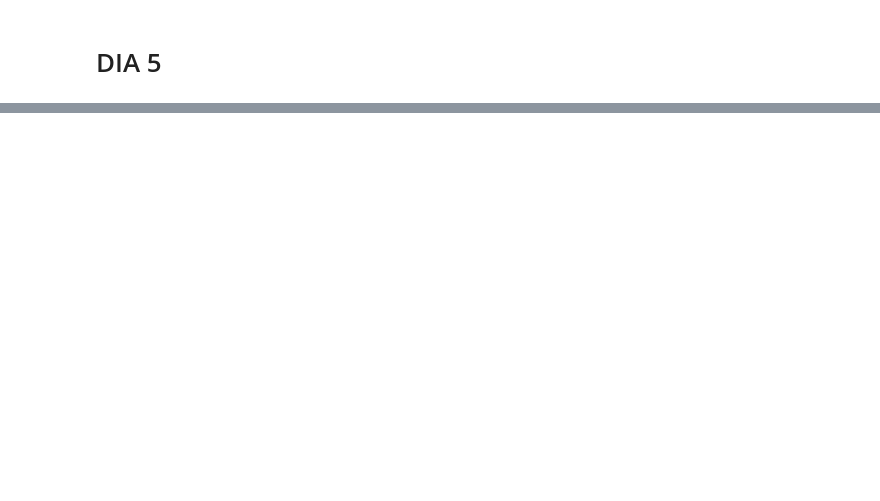
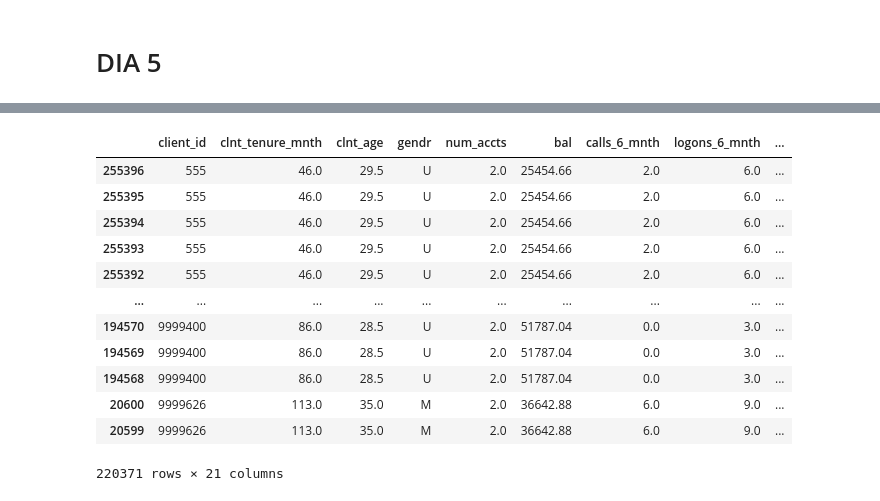
Before and after one commit to ivanalonsom/Project5_EDA_Inferential_Stats, a Jupyter notebook: main.ipynb, the cells around one changed output, grey strips where cells are left out. Cells and saved outputs as stored; diff of their text form; code cells hidden in the pictures; blank space fills up the shorter version.

```diff
--- a/main.ipynb
+++ b/main.ipynb
@@ -436,0 +484,20 @@ df_all.to_csv('data/df_all_propio.csv', index=False)
+# %%
+#Añadimos la columna date
+df_all['date'] = df_all['date_time'].dt.date
+# %%
+# Asegúrate de que 'date_time' esté en formato datetime si no lo está ya
+df_all['date_time'] = pd.to_datetime(df_all['date_time'])
+
+# Ordenar el dataframe por 'client_id' y 'date_time' para garantizar el correcto cálculo
+df_all = df_all.sort_values(by=['client_id', 'date_time'])
+
+# Crear las columnas 'start_time' y 'end_time' basadas en el process_step
+# Supongamos que process_step == 0 es el inicio, y process_step == 4 es el final
+df_all['start_time'] = df_all.groupby('client_id')['date_time'].transform(lambda x: x.iloc[0] if len(x) > 0 else np.nan)
+df_all['end_time'] = df_all.groupby('client_id')['date_time'].transform(lambda x: x.iloc[-1] if len(x) > 0 else np.nan)
+
+# Calcular la diferencia en segundos
+df_all['time_diff_seconds'] = (df_all['end_time'] - df_all['start_time']).dt.total_seconds()
+
+# Verifica que las nuevas columnas se hayan calculado correctamente
+print(df_all[['client_id', 'start_time', 'end_time', 'time_diff_seconds']].head())
@@ -436,0 +511,16 @@ df_all.to_csv('data/df_all_propio.csv', index=False)
+# %%
+df_all
+# %% [output]
+|  | client_id | clnt_tenure_mnth | clnt_age | gendr | num_accts | bal | calls_6_mnth | logons_6_mnth | ... |
+| 255396 | 555 | 46.0 | 29.5 | U | 2.0 | 25454.66 | 2.0 | 6.0 | ... |
+| 255395 | 555 | 46.0 | 29.5 | U | 2.0 | 25454.66 | 2.0 | 6.0 | ... |
+| 255394 | 555 | 46.0 | 29.5 | U | 2.0 | 25454.66 | 2.0 | 6.0 | ... |
+| 255393 | 555 | 46.0 | 29.5 | U | 2.0 | 25454.66 | 2.0 | 6.0 | ... |
+| 255392 | 555 | 46.0 | 29.5 | U | 2.0 | 25454.66 | 2.0 | 6.0 | ... |
+| ... | ... | ... | ... | ... | ... | ... | ... | ... | ... |
+| 194570 | 9999400 | 86.0 | 28.5 | U | 2.0 | 51787.04 | 0.0 | 3.0 | ... |
+| 194569 | 9999400 | 86.0 | 28.5 | U | 2.0 | 51787.04 | 0.0 | 3.0 | ... |
+| 194568 | 9999400 | 86.0 | 28.5 | U | 2.0 | 51787.04 | 0.0 | 3.0 | ... |
+| 20600 | 9999626 | 113.0 | 35.0 | M | 2.0 | 36642.88 | 6.0 | 9.0 | ... |
+| 20599 | 9999626 | 113.0 | 35.0 | M | 2.0 | 36642.88 | 6.0 | 9.0 | ... |
+220371 rows × 21 columns
```
Also changed, not shown: parts of 19 cells of this notebook, 1 other file.
